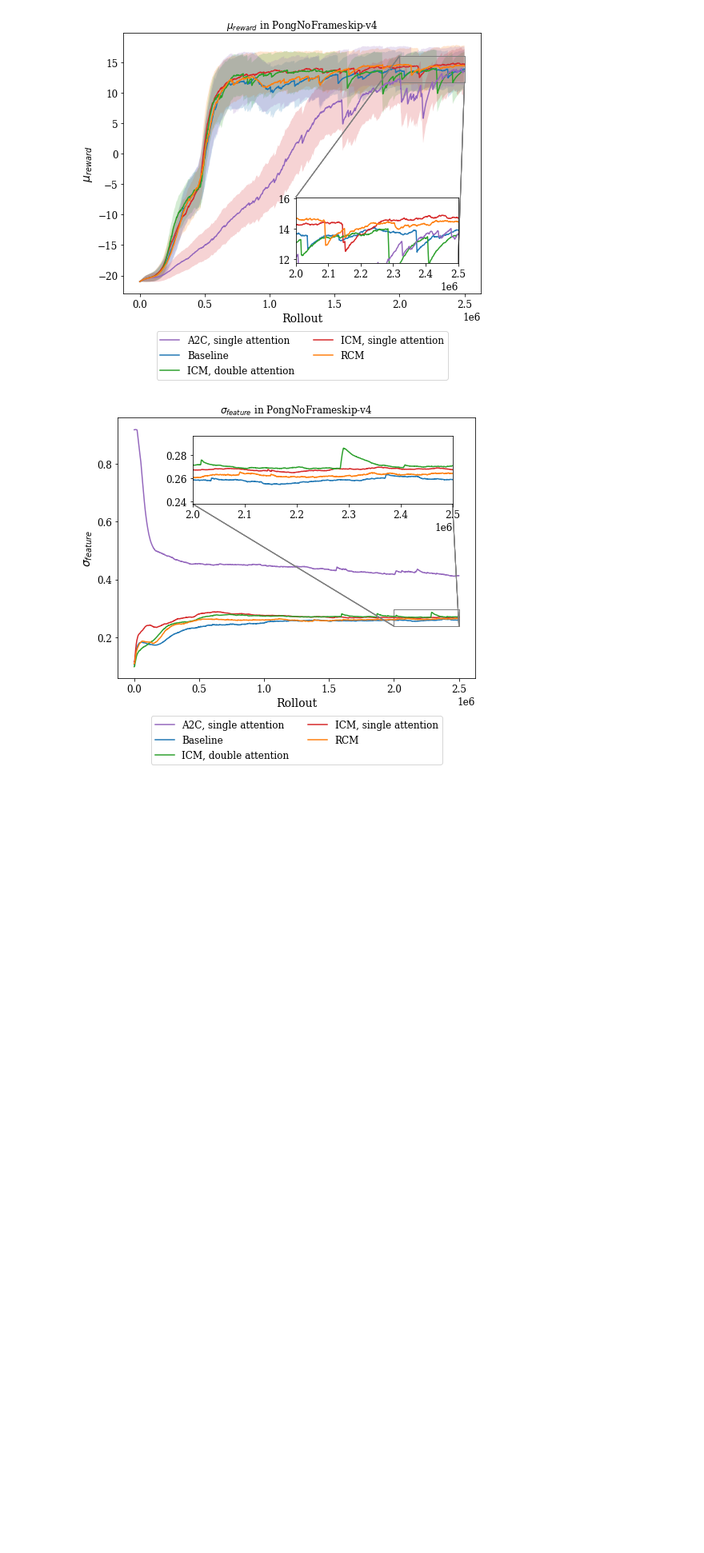
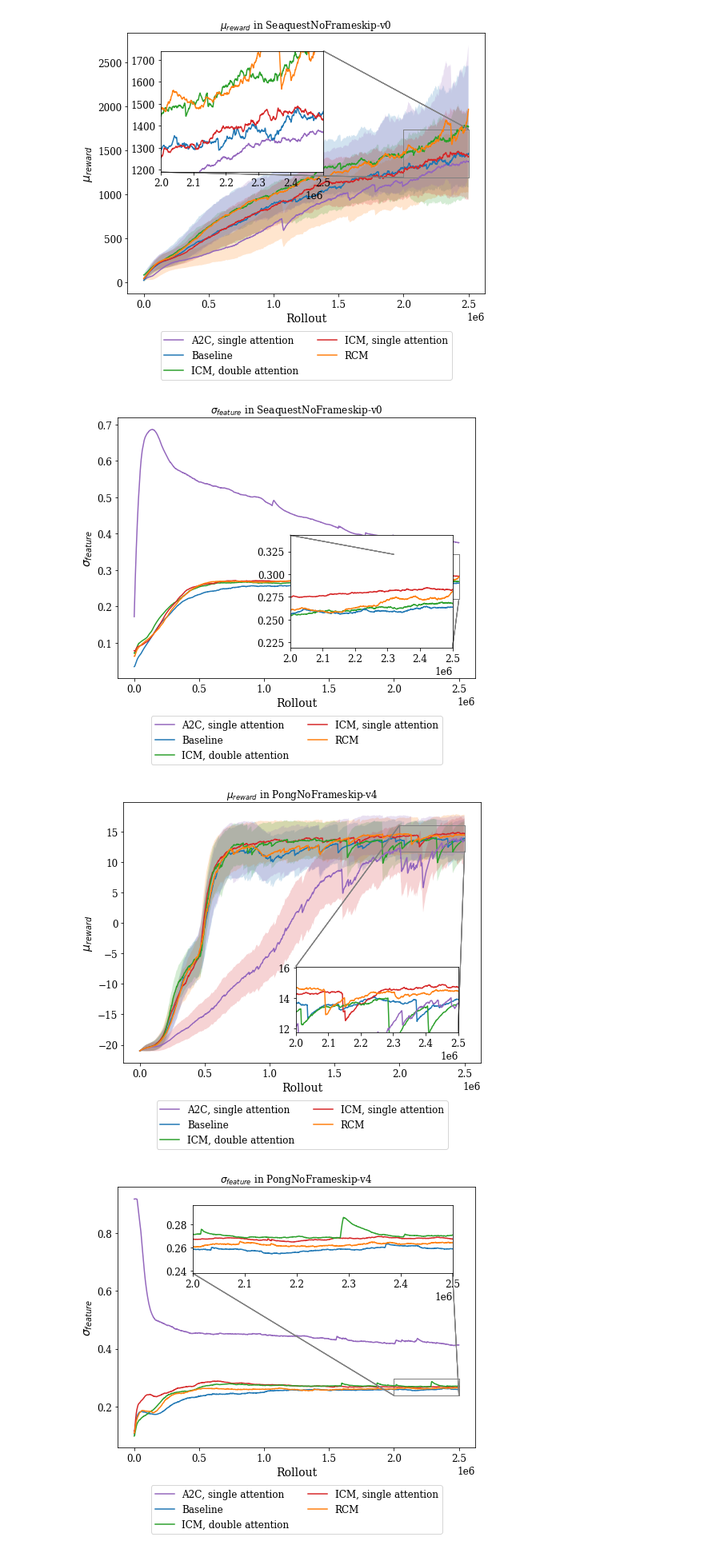
Before and after one commit to rpatrik96/AttA2C, a Jupyter notebook: jupyter/analysis.ipynb, the cells around one changed output. Shown at 80% size. Drawn from its saved outputs; the diff is of its cells as text; code cells hidden in the pictures; blank space fills up the shorter version.

```diff
--- a/jupyter/analysis.ipynb
+++ b/jupyter/analysis.ipynb
@@ -44,5 +53,8 @@ figure_factory(log_dir, "Breakout", 0, .8, .5, 100, save=True, loc_rwd=2, loc_fe
 # %%
-figure_factory(log_dir, "Seaquest", 0, 2.2, 1.5, 100, save=True, loc_rwd=2, loc_feat=4, zoom_rwd=2.5, zoom_feat=2.5)
+figure_factory(log_dir, "Seaquest", 0, 1.2, 1.5, 100, save=True, loc_rwd=2, loc_feat=4, zoom_rwd=2.5, zoom_feat=2.5)
+# %% [output]
+[figure, added]
+[figure, added]
 # %%
 #figure_factory(log_dir, "Pong", 4, 5, .5, 100, save=True, loc_rwd=4, loc_feat=1, zoom_rwd=2.5, zoom_feat=4) --ok, no need to rerun
 # %% [output]
```
Also changed, not shown: parts of 4 cells of this notebook, 2 other files.
